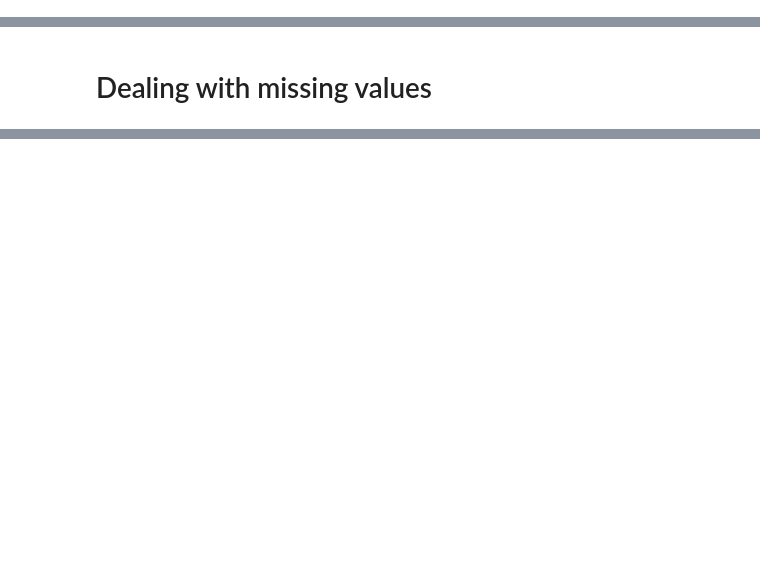
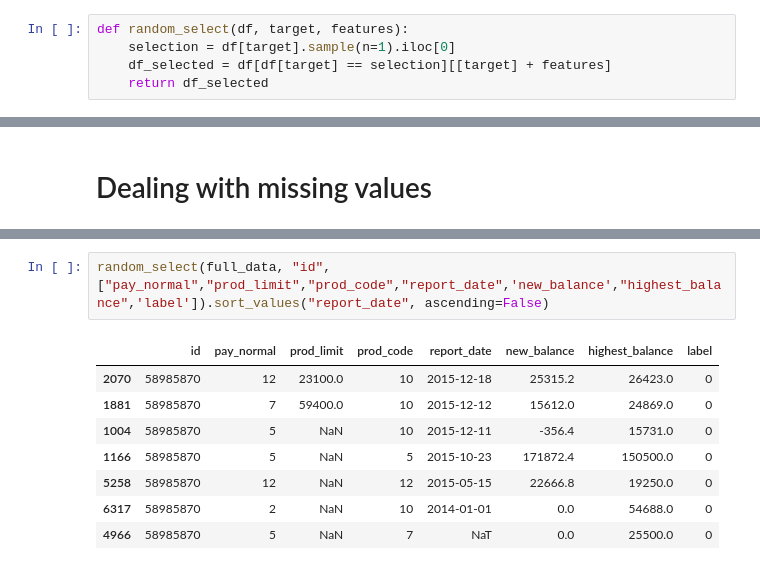
Before and after one commit to chiseanchang0727/kaggle, a Jupyter notebook: credit_risk_classification/isolation_tree.ipynb, the cells around one changed output, grey strips where cells are left out. Drawn from its saved outputs; the diff is of its cells as text; blank space fills up the shorter version.

```diff
--- a/credit_risk_classification/isolation_tree.ipynb
+++ b/credit_risk_classification/isolation_tree.ipynb
@@ -40,3 +29,8 @@ dtype: int64
+# %%
+def random_select(df, target, features):
+    selection = df[target].sample(n=1).iloc[0]
+    df_selected = df[df[target] == selection][[target] + features]
+    return df_selected
 # %% [markdown]
 ## Load data
 # %% [markdown]
@@ -161,0 +185,11 @@ plt.show()
+# %%
+random_select(full_data, "id", ["pay_normal","prod_limit","prod_code","report_date",'new_balance',"highest_balance",'label']).sort_values("report_date", ascending=False)
+# %% [output]
+|  | id | pay_normal | prod_limit | prod_code | report_date | new_balance | highest_balance | label |
+| 2070 | 58985870 | 12 | 23100.0 | 10 | 2015-12-18 | 25315.2 | 26423.0 | 0 |
+| 1881 | 58985870 | 7 | 59400.0 | 10 | 2015-12-12 | 15612.0 | 24869.0 | 0 |
+| 1004 | 58985870 | 5 | NaN | 10 | 2015-12-11 | -356.4 | 15731.0 | 0 |
+| 1166 | 58985870 | 5 | NaN | 5 | 2015-10-23 | 171872.4 | 150500.0 | 0 |
+| 5258 | 58985870 | 12 | NaN | 12 | 2015-05-15 | 22666.8 | 19250.0 | 0 |
+| 6317 | 58985870 | 2 | NaN | 10 | 2014-01-01 | 0.0 | 54688.0 | 0 |
+| 4966 | 58985870 | 5 | NaN | 7 | NaT | 0.0 | 25500.0 | 0 |
```
Also changed, not shown: parts of 12 cells of this notebook, 1 other file.
